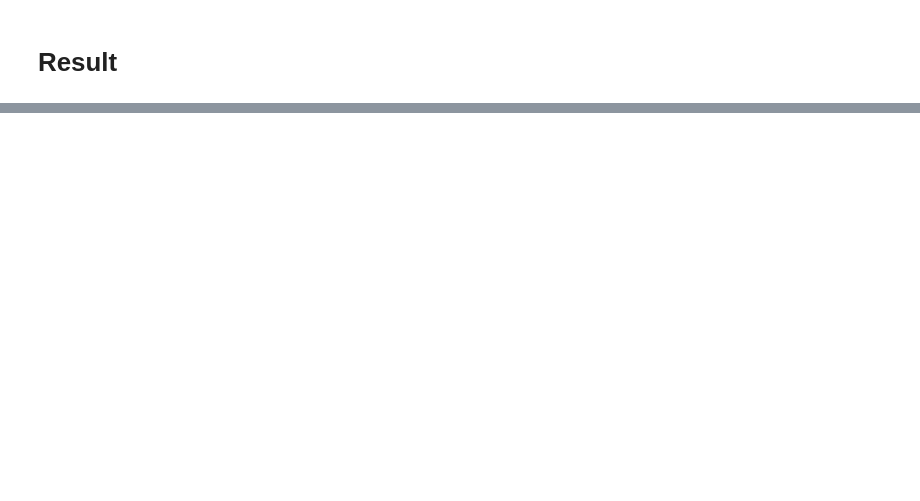
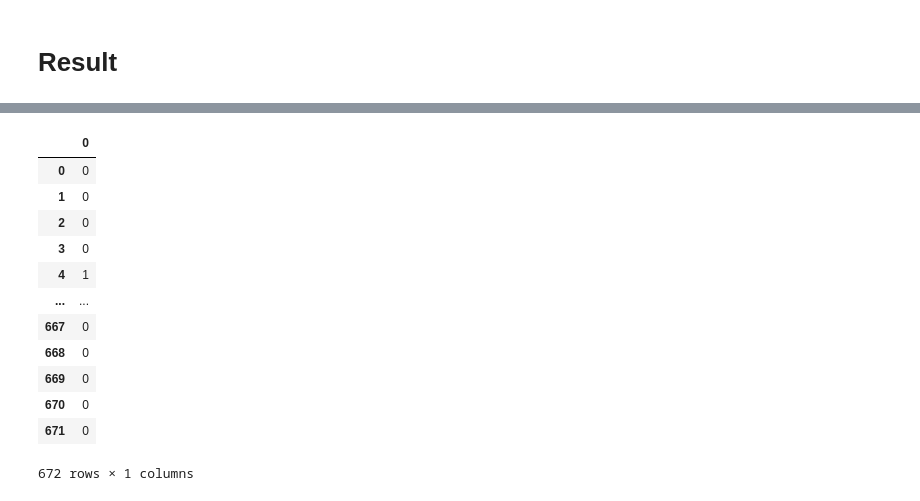
Before and after one commit to chris0512/kaggle_test, a Jupyter notebook: marketing_campaign_response_prediction.ipynb, the cells around one changed output, grey strips where cells are left out. Saved outputs shown, nothing was run; the diff lists cells and outputs as text; code cells hidden in the pictures; blank space fills up the shorter version.

```diff
--- a/marketing_campaign_response_prediction.ipynb
+++ b/marketing_campaign_response_prediction.ipynb
@@ -271 +277,18 @@ Classification Report:
 weighted avg       0.88      0.89      0.88       672
+# %%
+submission = pd.DataFrame(y_pred)
+submission
+# %% [output]
+|  | 0 |
+| 0 | 0 |
+| 1 | 0 |
+| 2 | 0 |
+| 3 | 0 |
+| 4 | 1 |
+| ... | ... |
+| 667 | 0 |
+| 668 | 0 |
+| 669 | 0 |
+| 670 | 0 |
+| 671 | 0 |
+672 rows × 1 columns
```
Also changed, not shown: parts of 4 cells of this notebook.
